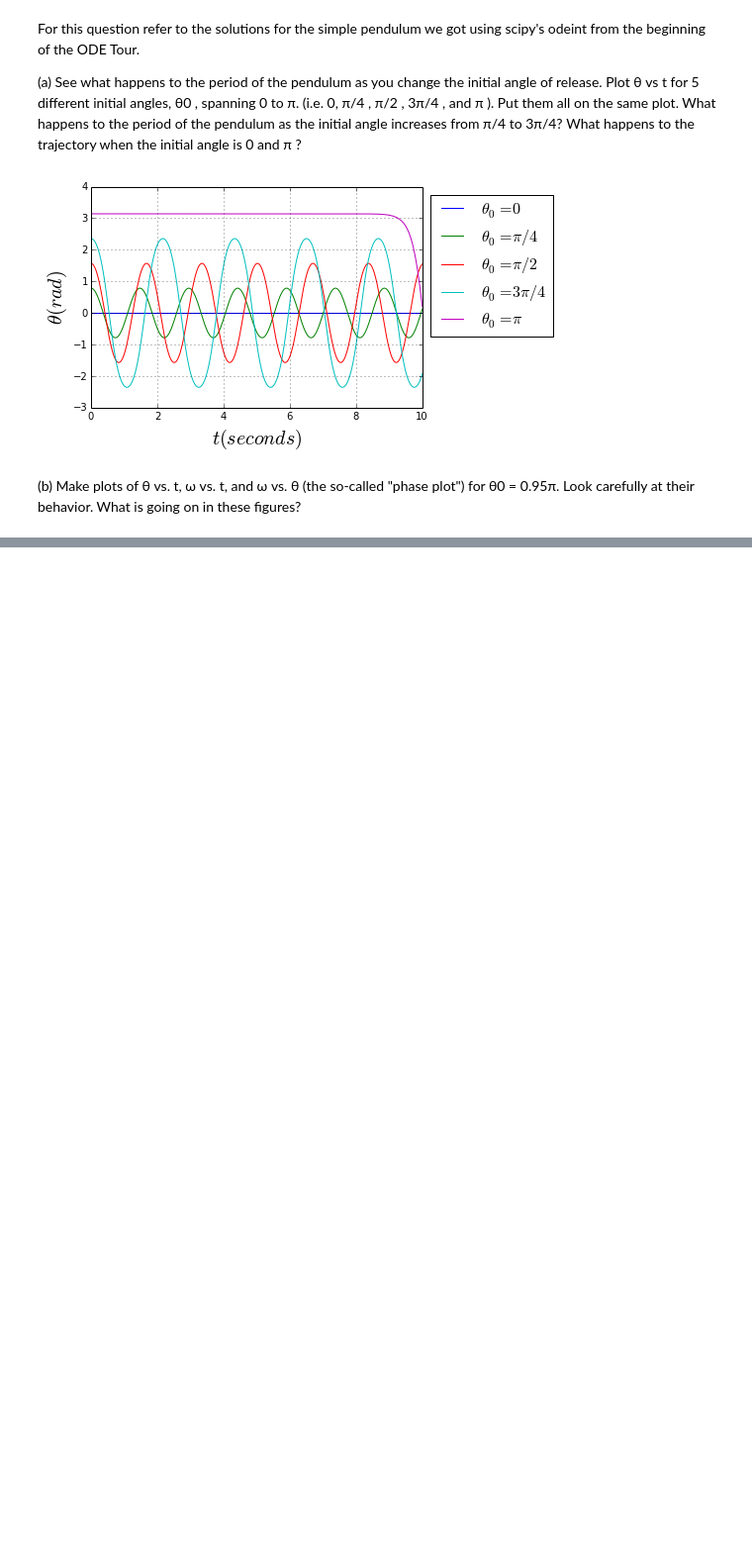
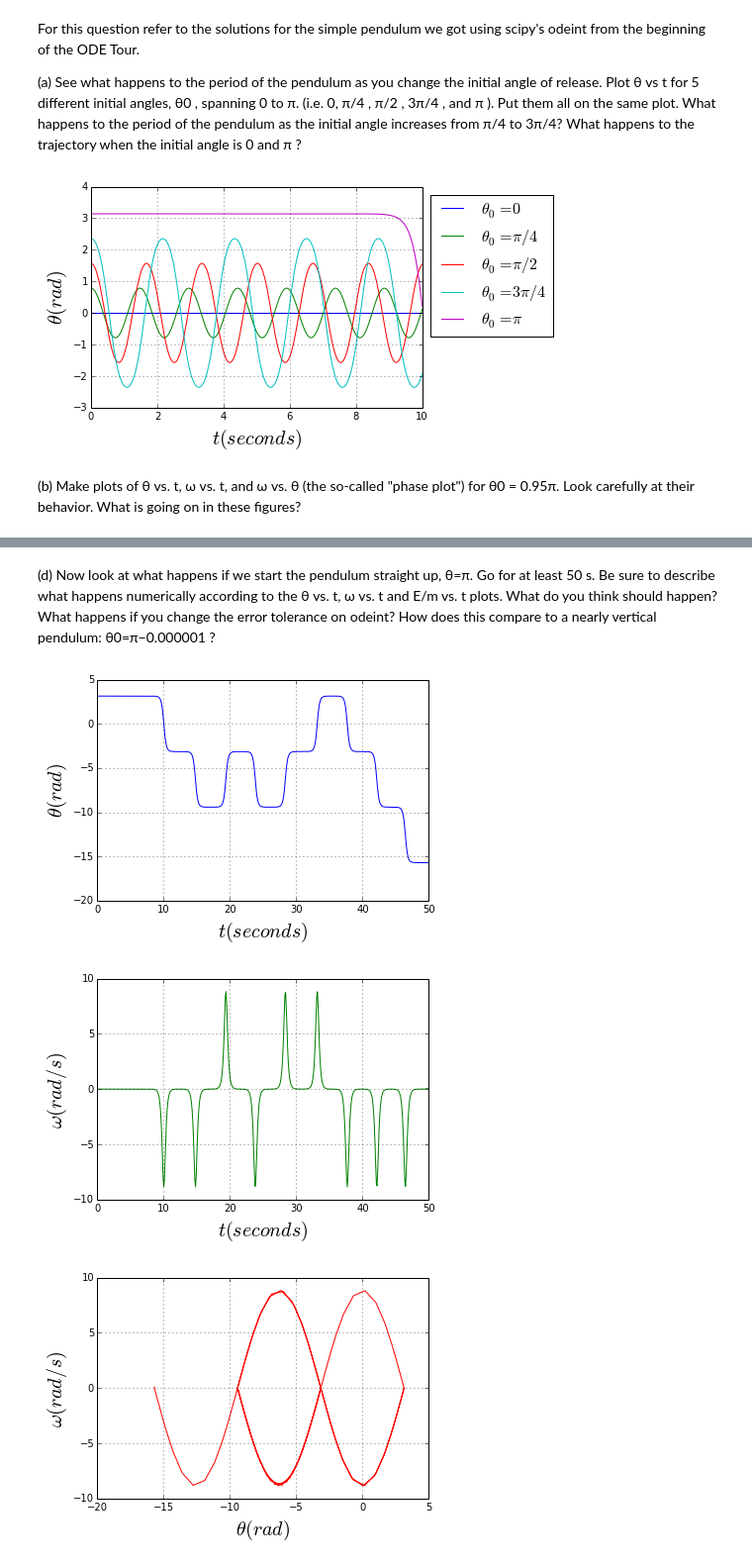
Before and after one commit to jpelgrif/PHYS202-S14, a Jupyter notebook: SciPy/ODEExercises.ipynb, the cells around one changed output, grey strips where cells are left out. Shown at 99% size. Cells and saved outputs as stored; diff of their text form; code cells hidden in the pictures; blank space fills up the shorter version.

```diff
--- a/SciPy/ODEExercises.ipynb
+++ b/SciPy/ODEExercises.ipynb
@@ -82,0 +121,33 @@ plt.show()
+# %% [markdown]
+(d) Now look at what happens if we start the pendulum straight up, θ=π. Go for at least 50 s. Be sure to describe what happens numerically according to the θ vs. t, ω vs. t and E/m vs. t plots. What do you think should happen? What happens if you change the error tolerance on odeint? How does this compare to a nearly vertical pendulum: θ0=π−0.000001 ?
+# %%
+t = np.arange(0.,50.1,.1)
+omega0 = 0.
+
+th0 = pi
+theta_init = np.array([th0, omega0])
+theta = odeint(deriv,theta_init,t,rtol=1.49012e-8,atol=1.49012e-8)
+
+plt.figure(1)
+plt.plot(t,theta[:,0])
+plt.xlabel(r'$t (seconds)$',fontsize=20)
+plt.ylabel(r'$\theta (rad)$',fontsize=20)
+plt.grid()
+
+plt.figure(2)
+plt.plot(t,theta[:,1],'g')
+plt.xlabel(r'$t (seconds)$',fontsize=20)
+plt.ylabel(r'$\omega (rad/s)$',fontsize=20)
+plt.grid()
+
+plt.figure(3)
+plt.plot(theta[:,0],theta[:,1],'r')
+plt.xlabel(r'$\theta (rad)$',fontsize=20)
+plt.ylabel(r'$\omega (rad/s)$',fontsize=20)
+plt.grid()
+
+plt.show()
+# %% [output]
+[figure, added]
+[figure, added]
+[figure, added]
```
Also changed, not shown: parts of 7 cells of this notebook.
